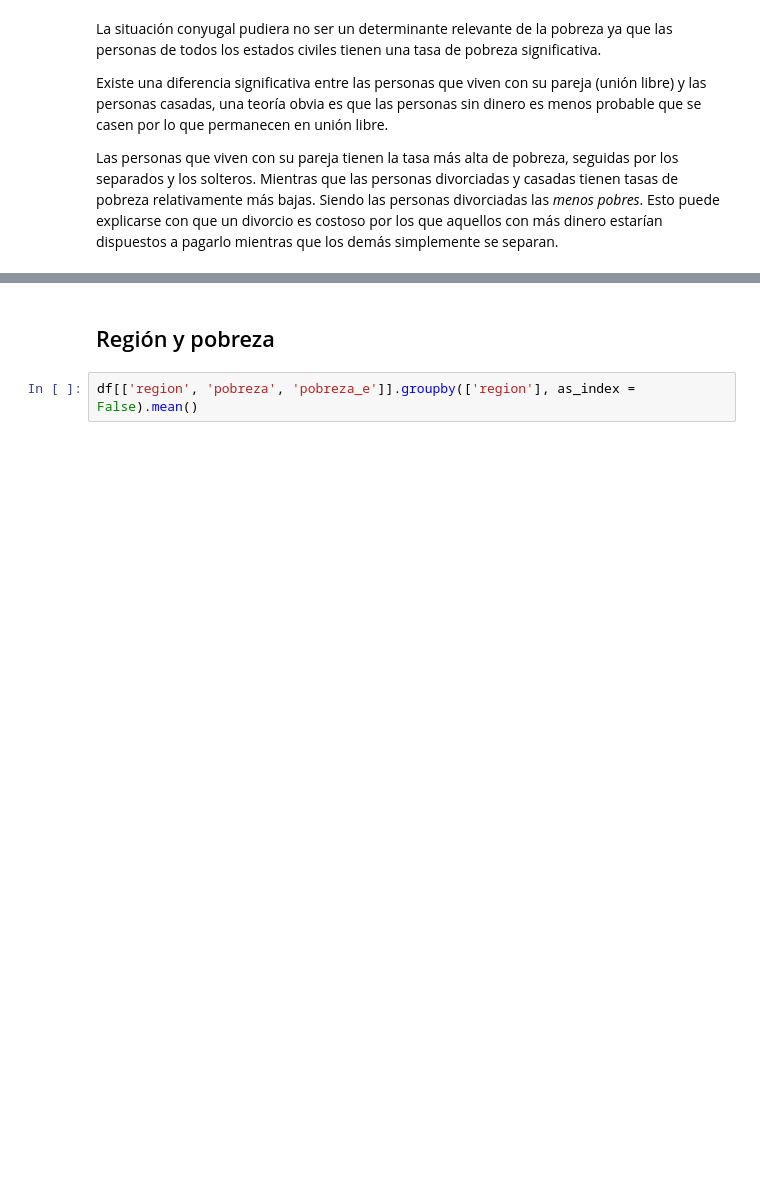
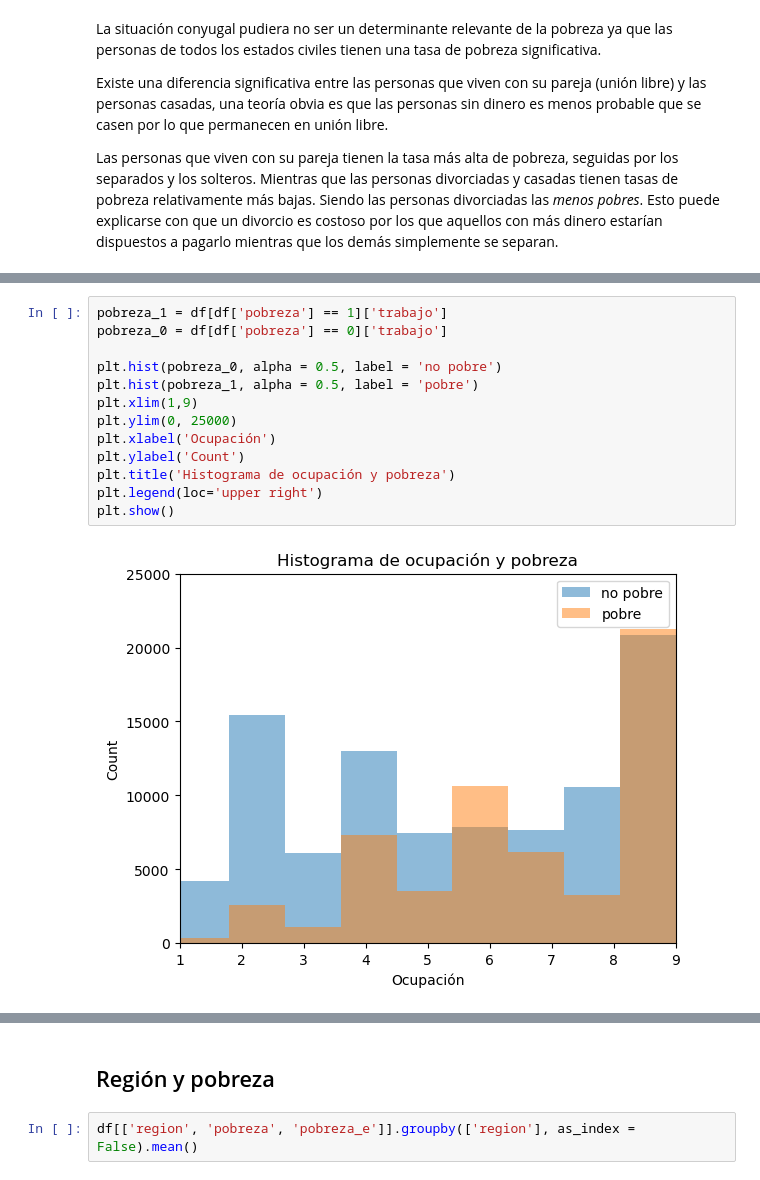
Before and after one commit to Diego74965/DE-T1, a Jupyter notebook: pobreza.ipynb, the cells around one changed output, grey strips where cells are left out. Saved outputs shown, nothing was run; the diff lists cells and outputs as text; blank space fills up the shorter version.

```diff
--- a/pobreza.ipynb
+++ b/pobreza.ipynb
@@ -248,3 +258,18 @@ pobreza_df[['trabajo', 'pobreza']].groupby(['trabajo'], as_index = False).mean()
+# %%
+pobreza_1 = df[df['pobreza'] == 1]['trabajo']
+pobreza_0 = df[df['pobreza'] == 0]['trabajo']
+
+plt.hist(pobreza_0, alpha = 0.5, label = 'no pobre')
+plt.hist(pobreza_1, alpha = 0.5, label = 'pobre')
+plt.xlim(1,9)
+plt.ylim(0, 25000)
+plt.xlabel('Ocupación')
+plt.ylabel('Count')
+plt.title('Histograma de ocupación y pobreza')
+plt.legend(loc='upper right')
+plt.show()
+# %% [output]
+[figure, added]
 # %% [markdown]
 A partir de los datos proporcionados, se puede concluir que hay una fuerte relación entre el tipo de trabajo y la pobreza en México. En general, las personas que trabajan en ocupaciones que requieren habilidades y educación más avanzadas, como los funcionarios, directores y jefes, y los profesionales y técnicos, tienen tasas de pobreza significativamente más bajas en comparación con los trabajadores en ocupaciones que no requieren tanta educación o habilidades especializadas.
 
```
Also changed, not shown: parts of 50 cells of this notebook, 8 other files.
